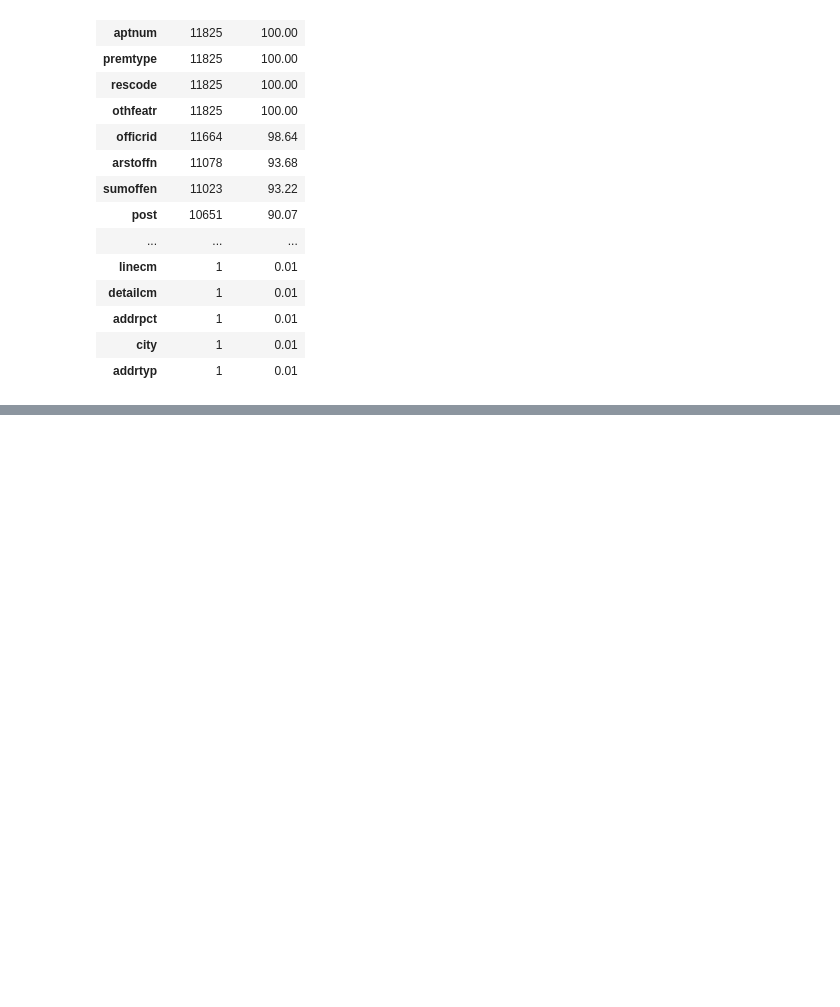
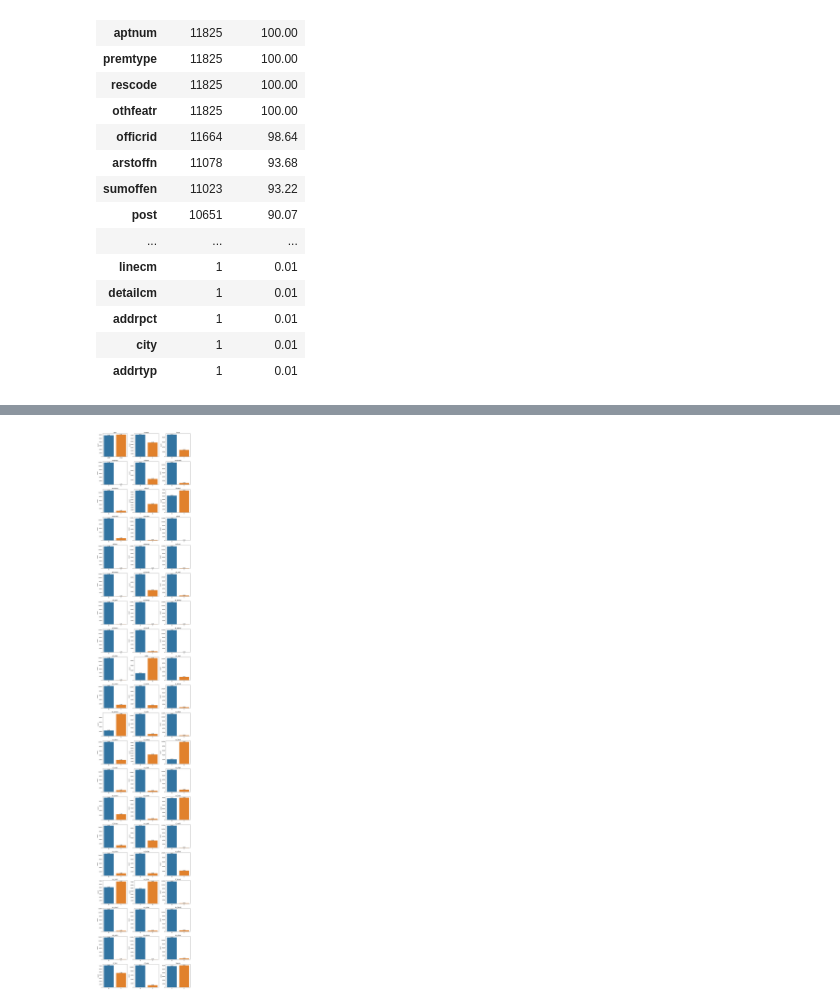
Before and after one commit to fidebravo/Modulo5, a Jupyter notebook: Modulo5_Sprint.ipynb, the cells around one changed output, grey strips where cells are left out. Saved outputs shown, nothing was run; the diff lists cells and outputs as text; code cells hidden in the pictures; blank space fills up the shorter version.

```diff
--- a/Modulo5_Sprint.ipynb
+++ b/Modulo5_Sprint.ipynb
@@ -194,0 +180,11 @@ dtype: int64
+# %%
+columnas_2_valores = []
+
+for columna in df_procedimientos_policiales:
+    if len(df_procedimientos_policiales[columna].value_counts())  == 2:
+        columnas_2_valores.append(columna)
+
+
+
+print("Columnas con dos valores: ",columnas_2_valores)
+print(len(columnas_2_valores))
@@ -194,0 +194,3 @@ dtype: int64
+# %%
+df_2_valores = df_procedimientos_policiales[columnas_2_valores]
+df_2_valores
@@ -194,0 +211,32 @@ dtype: int64
+# %%
+def distribution_plots(df, columns=3):
+
+    rows = np.ceil(df.shape[1] / columns).astype(int)
+    height = rows * 3.5
+    fig = plt.figure(figsize=(12, height))
+
+    for n, i in enumerate(df.columns):
+
+        if df[i].dtype in ('object', 'int64') :
+            fig.add_subplot(rows, columns, n+1)
+            ax = sns.countplot(x=i, data=df)
+            plt.title(i)
+            plt.xlabel('')
+            for p in ax.patches:
+                height = p.get_height()
+                ax.text(p.get_x()+p.get_width()/2., height + .5,
+                    '{:1.2f}'.format(height/len(df[i])), ha="center")
+
+        if df[i].dtype == 'float64':
+            fig.add_subplot(rows, columns, n+1)
+            ax = sns.distplot(df[i])
+            plt.title(i)
+            plt.xlabel('')
+
+    plt.tight_layout()
+
+    return
+# %%
+distribution_plots(df_2_valores)
+# %% [output]
+[figure, added]
```
Also changed, not shown: parts of 28 cells of this notebook.
